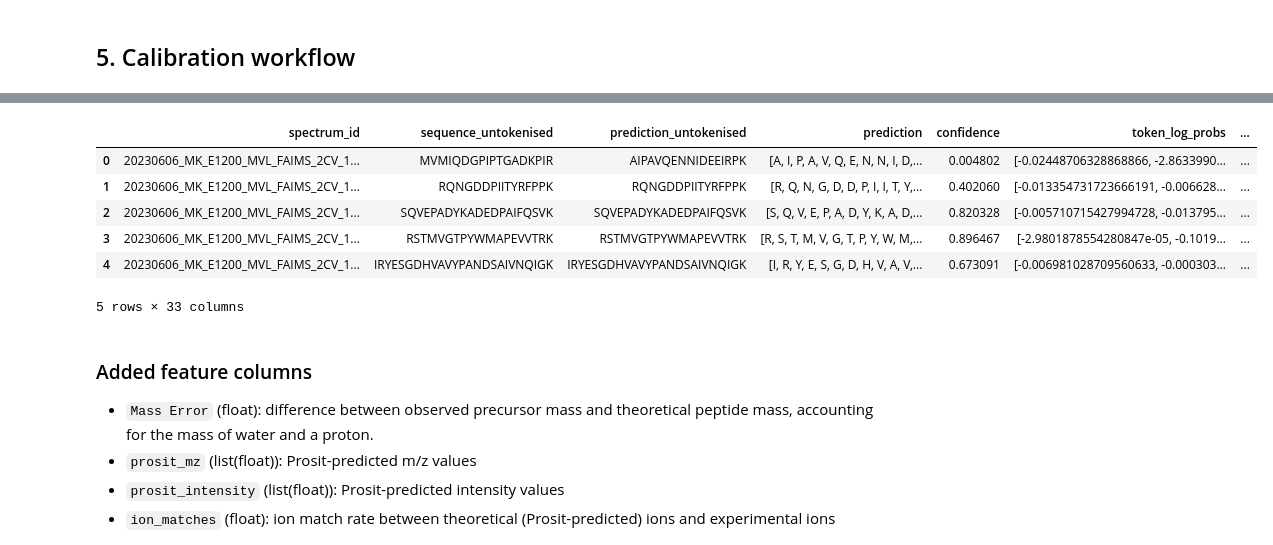
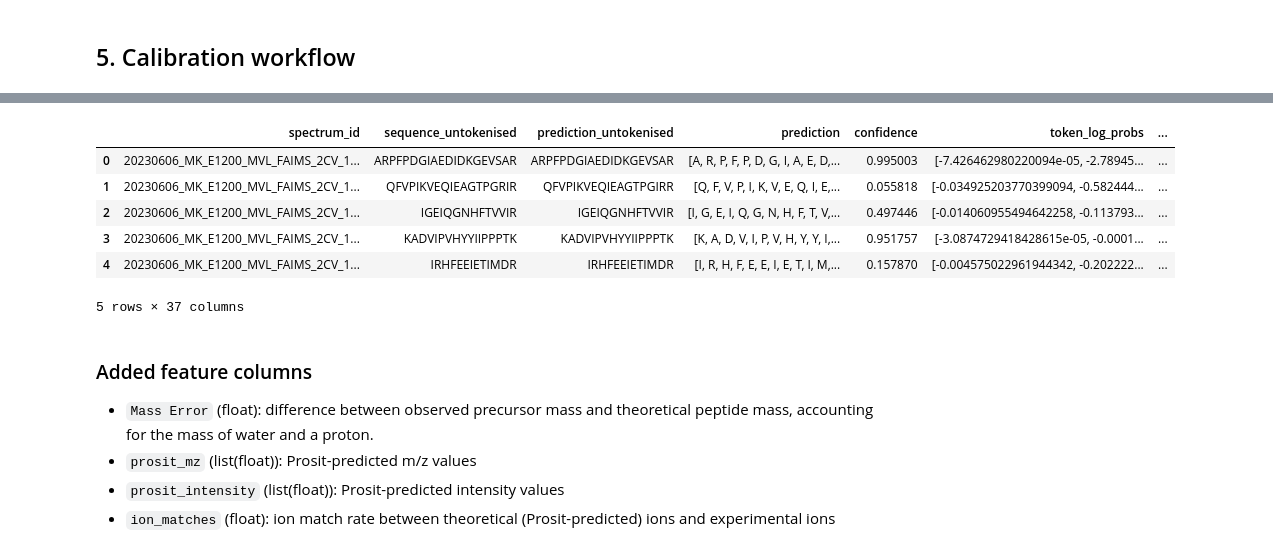
Before and after one commit to instadeepai/winnow, a Jupyter notebook: examples/getting_started_with_winnow.ipynb, the cells around one changed output, grey strips where cells are left out. Drawn from its saved outputs; the diff is of its cells as text; code cells hidden in the pictures.

Commit message:
docs: update example notebook to train and evaluate with missing data

```diff
--- a/examples/getting_started_with_winnow.ipynb
+++ b/examples/getting_started_with_winnow.ipynb
@@ -353,15 +313,15 @@ logger.info("Calibrating scores.")
 calibrator.fit(train_dataset)
 calibrator.predict(test_dataset)
 # %%
-train_dataset.metadata.head()
+test_dataset.metadata.head()
 # %% [output]
 |  | spectrum_id | sequence_untokenised | prediction_untokenised | prediction | confidence | token_log_probs | ... |
-| 0 | 20230606_MK_E1200_MVL_FAIMS_2CV_1... | MVMIQDGPIPTGADKPIR | AIPAVQENNIDEEIRPK | [A, I, P, A, V, Q, E, N, N, I, D,... | 0.004802 | [-0.02448706328868866, -2.8633990... | ... |
-| 1 | 20230606_MK_E1200_MVL_FAIMS_2CV_1... | RQNGDDPIITYRFPPK | RQNGDDPIITYRFPPK | [R, Q, N, G, D, D, P, I, I, T, Y,... | 0.402060 | [-0.013354731723666191, -0.006628... | ... |
-| 2 | 20230606_MK_E1200_MVL_FAIMS_2CV_1... | SQVEPADYKADEDPAIFQSVK | SQVEPADYKADEDPAIFQSVK | [S, Q, V, E, P, A, D, Y, K, A, D,... | 0.820328 | [-0.005710715427994728, -0.013795... | ... |
-| 3 | 20230606_MK_E1200_MVL_FAIMS_2CV_1... | RSTMVGTPYWMAPEVVTRK | RSTMVGTPYWMAPEVVTRK | [R, S, T, M, V, G, T, P, Y, W, M,... | 0.896467 | [-2.9801878554280847e-05, -0.1019... | ... |
-| 4 | 20230606_MK_E1200_MVL_FAIMS_2CV_1... | IRYESGDHVAVYPANDSAIVNQIGK | IRYESGDHVAVYPANDSAIVNQIGK | [I, R, Y, E, S, G, D, H, V, A, V,... | 0.673091 | [-0.006981028709560633, -0.000303... | ... |
+| 0 | 20230606_MK_E1200_MVL_FAIMS_2CV_1... | ARPFPDGIAEDIDKGEVSAR | ARPFPDGIAEDIDKGEVSAR | [A, R, P, F, P, D, G, I, A, E, D,... | 0.995003 | [-7.426462980220094e-05, -2.78945... | ... |
+| 1 | 20230606_MK_E1200_MVL_FAIMS_2CV_1... | QFVPIKVEQIEAGTPGRIR | QFVPIKVEQIEAGTPGIRR | [Q, F, V, P, I, K, V, E, Q, I, E,... | 0.055818 | [-0.034925203770399094, -0.582444... | ... |
+| 2 | 20230606_MK_E1200_MVL_FAIMS_2CV_1... | IGEIQGNHFTVVIR | IGEIQGNHFTVVIR | [I, G, E, I, Q, G, N, H, F, T, V,... | 0.497446 | [-0.014060955494642258, -0.113793... | ... |
+| 3 | 20230606_MK_E1200_MVL_FAIMS_2CV_1... | KADVIPVHYYIIPPPTK | KADVIPVHYYIIPPPTK | [K, A, D, V, I, P, V, H, Y, Y, I,... | 0.951757 | [-3.0874729418428615e-05, -0.0001... | ... |
+| 4 | 20230606_MK_E1200_MVL_FAIMS_2CV_1... | IRHFEEIETIMDR | IRHFEEIETIMDR | [I, R, H, F, E, E, I, E, T, I, M,... | 0.157870 | [-0.004575022961944342, -0.202222... | ... |
-5 rows × 33 columns
+5 rows × 37 columns
 # %% [markdown]
 ### Added feature columns
 
```
Also changed, not shown: parts of 22 cells of this notebook, 1 other file.
